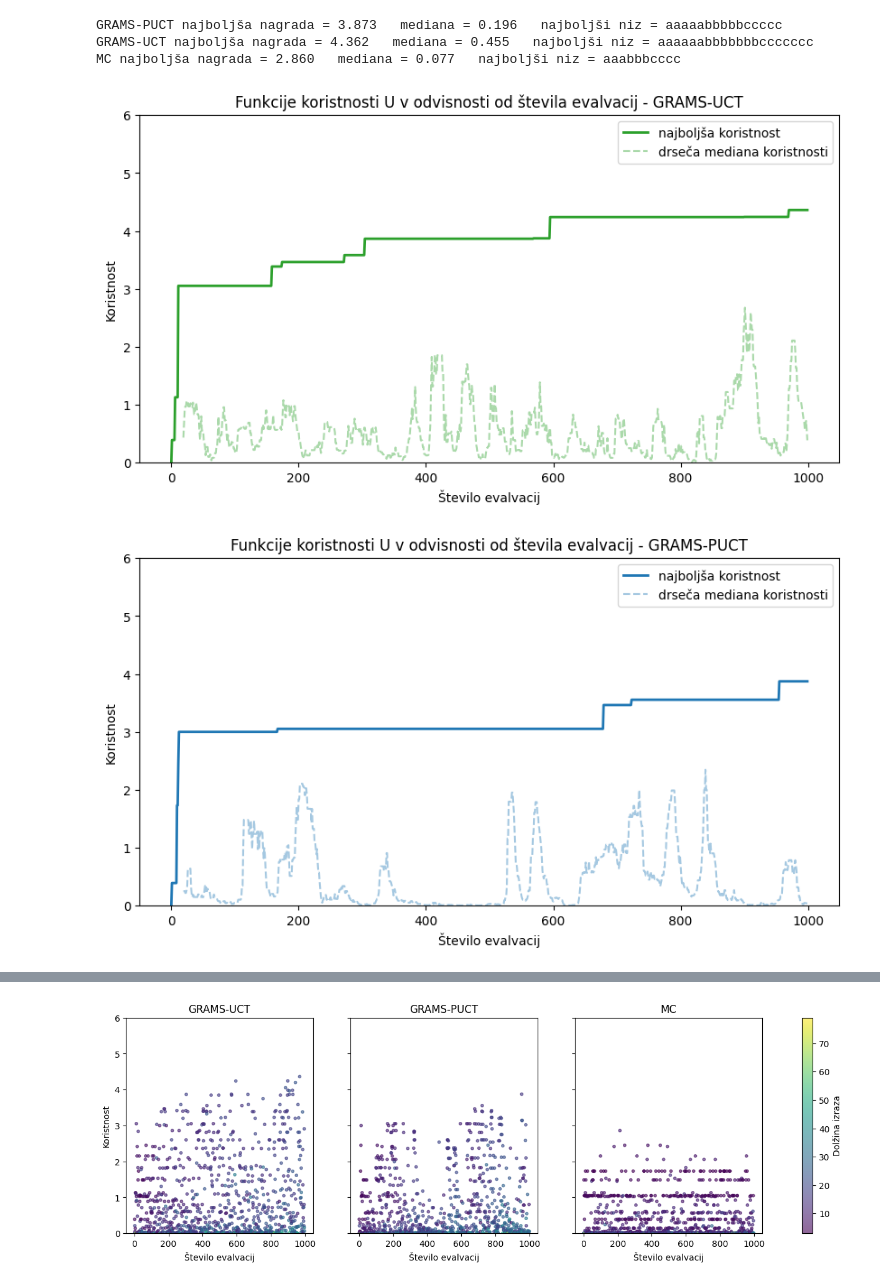
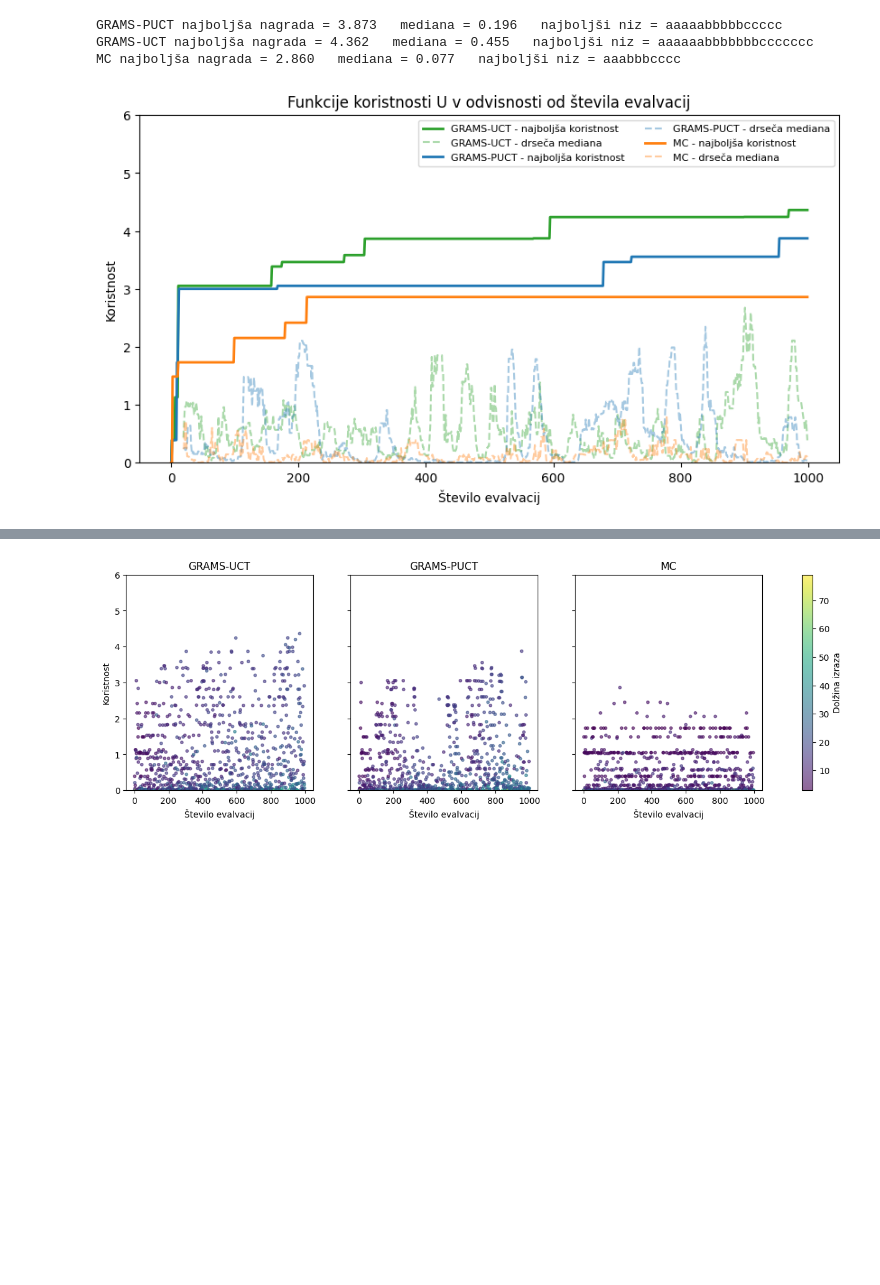
Before and after one commit to tinadrnovsek/mcts-PCFG, a Jupyter notebook: mcts.ipynb, the cells around one changed output, grey strips where cells are left out. Saved outputs shown, nothing was run; the diff lists cells and outputs as text; code cells hidden in the pictures; blank space fills up the shorter version.

```diff
--- a/mcts.ipynb
+++ b/mcts.ipynb
@@ -151,6 +151,29 @@ def plot_complexity_boxplot(df):
     plt.tight_layout()
     plt.savefig(f"{save_dir}complexity_boxplot.png", dpi=300, bbox_inches="tight")
     plt.show()
+# %%
+def plot_progress_combined(results_dict, name, ylim=(0, 6), window=20, save_name=None):
+
+    plt.figure(figsize=(10, 5))
+    for method, results in results_dict.items():
+        color = METHOD_COLORS[method]
+        scores = [item[1] for item in results]
+        max_scores = np.maximum.accumulate(scores)
+        moving_median = pd.Series(scores).rolling(window=window).median().dropna().to_numpy()
+
+        plt.plot(range(len(max_scores)), max_scores, color=color, linewidth=2,
+                  label=f"{method} - najboljša koristnost")
+        plt.plot(range(window - 1, len(scores)), moving_median, color=color,
+                  alpha=0.4, linestyle='--', label=f"{method} - drseča mediana")
+
+    plt.title(name)
+    plt.ylim(*ylim)
+    plt.xlabel("Število evalvacij")
+    plt.ylabel("Koristnost")
+    plt.legend(fontsize=8, ncol=2)
+    if save_name:
+        plt.savefig(f"{save_dir}{save_name}", dpi=300, bbox_inches='tight')
+    plt.show()
 # %%
 def get_color(method_name):
     color_cycle = plt.cm.tab10.colors
@@ -258,9 +289,15 @@ GRAMS-PUCT najboljša nagrada = 3.873   mediana = 0.196   najboljši niz = aaaaa
 GRAMS-UCT najboljša nagrada = 4.362   mediana = 0.455   najboljši niz = aaaaaabbbbbbbccccccc
 MC najboljša nagrada = 2.860   mediana = 0.077   najboljši niz = aaabbbcccc
 # %%
-plot_progress(results_grams_uct, name="Funkcije koristnosti U v odvisnosti od števila evalvacij - GRAMS-UCT", ylim=(0,6), method="GRAMS-UCT", save_name="utility_grams_uct.png")
-plot_progress(results_grams_puct, name="Funkcije koristnosti U v odvisnosti od števila evalvacij - GRAMS-PUCT", ylim=(0,6), method="GRAMS-PUCT", save_name="utility_grams_puct.png")
-plot_progress(results_mc, name="Funkcije koristnosti U v odvisnosti od števila evalvacij - MC", ylim=(0,6), method="MC", save_name="utility_mc.png")
+# plot_progress(results_grams_uct, name="Funkcije koristnosti U v odvisnosti od števila evalvacij - GRAMS-UCT", ylim=(0,6), method="GRAMS-UCT", save_name="utility_grams_uct.png")
+# plot_progress(results_grams_puct, name="Funkcije koristnosti U v odvisnosti od števila evalvacij - GRAMS-PUCT", ylim=(0,6), method="GRAMS-PUCT", save_name="utility_grams_puct.png")
+# plot_progress(results_mc, name="Funkcije koristnosti U v odvisnosti od števila evalvacij - MC", ylim=(0,6), method="MC", save_name="utility_mc.png")
+
+plot_progress_combined(
+    {"GRAMS-UCT": results_grams_uct, "GRAMS-PUCT": results_grams_puct, "MC": results_mc},
+    name="Funkcije koristnosti U v odvisnosti od števila evalvacij",
+    ylim=(0, 6),
+    save_name="utility_primerjava.png",
+)
 # %% [output]
-[figure, old version]
+[figure, new version]
-[figure, removed]
```
Also changed, not shown: parts of 5 cells of this notebook.
